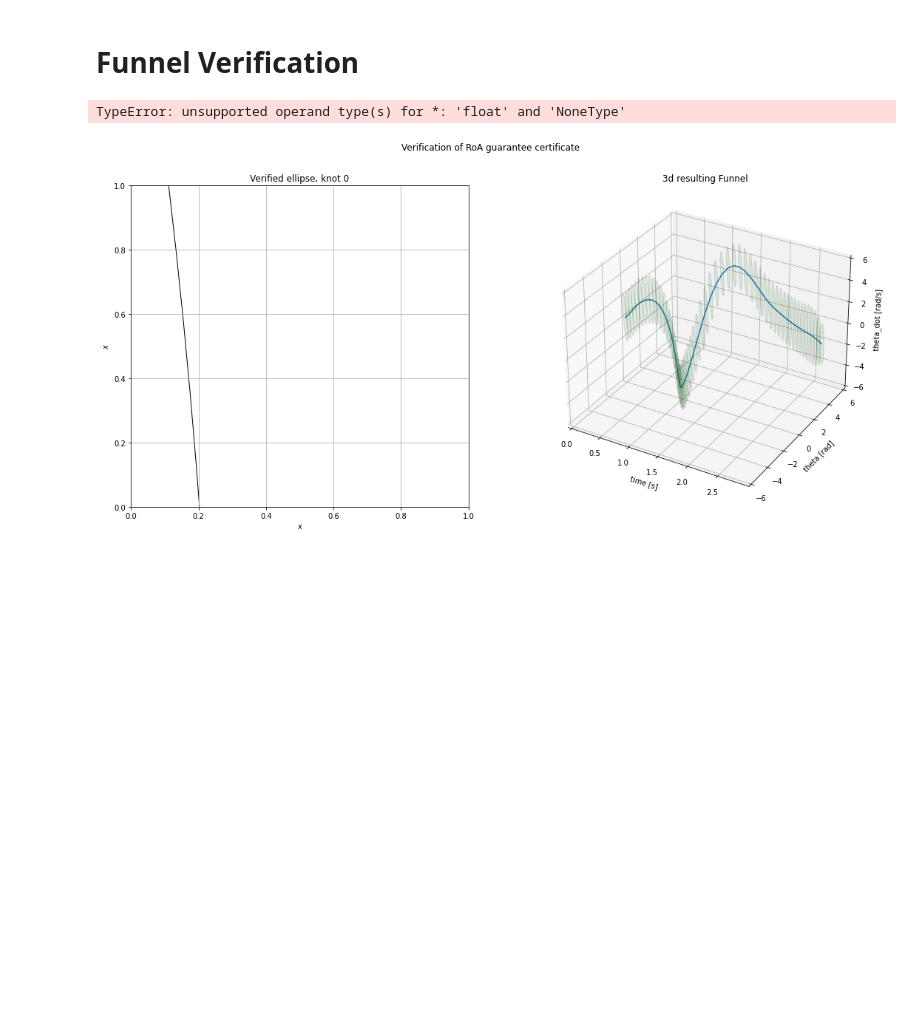
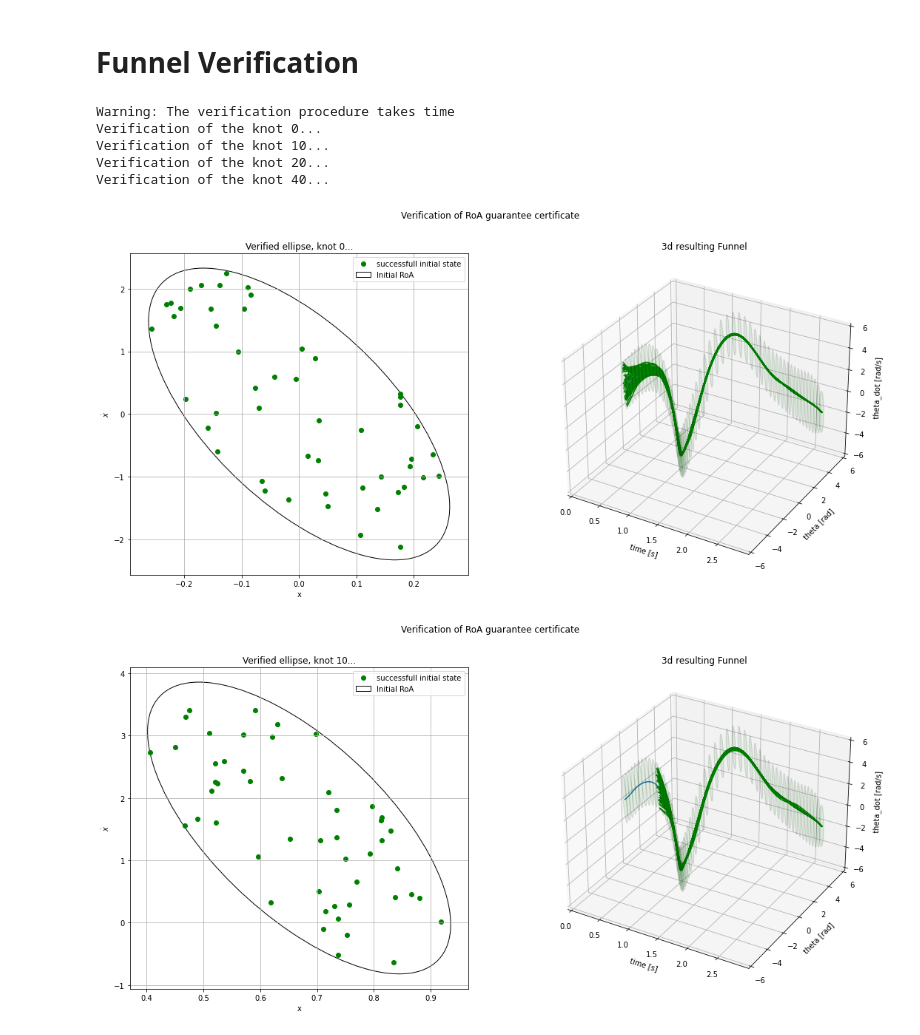
Before and after one commit to FedericoGirlanda/SOS-bilinear-alternation, a Jupyter notebook: main.ipynb, the cells around one changed output. Cells and saved outputs as stored; diff of their text form; code cells hidden in the pictures; blank space fills up the shorter version.

Commit message:
Fixed simulation problem

```diff
--- a/main.ipynb
+++ b/main.ipynb
@@ -159,9 +161,11 @@ RHO IMPROVES!!
 # %% [markdown]
 # Funnel Verification
 # %%
+print("Warning: The verification procedure takes time")
 nSimulations = 50
-tests = [0,10,20,40,50]
+tests = [0,10,20,40]
 for ver_idx in tests:
+    print(f"Verification of the knot {ver_idx}...")
     # figure initialization
     fig = plt.figure(figsize=(18,8))
     fig.suptitle("Verification of RoA guarantee certificate")
@@ -170,14 +174,14 @@ for ver_idx in tests:
     ax.set_xlabel("x")
     ax.set_ylabel(r"$\dot{x}$")
 
-    dt = 0.001 # simulation time interval
+    dt = 0.005 # simulation time interval
 
     # plot of the verified ellipse
     S_t = controller.tvlqr.S
     p = get_ellipse_patch(np.array(x0_traj).T[ver_idx][0],np.array(x0_traj).T[ver_idx][1],rho[ver_idx],S_t.value(time[ver_idx]),linec= "black")
     ax.add_patch(p)
     ax.grid(True)
-    plt.title(f"Verified ellipse, knot {ver_idx}")
+    plt.title(f"Verified ellipse, knot {ver_idx}...")
 
     ax2 = fig.add_subplot(gs[0,1], projection='3d')
     plotFunnel3d(rho, controller.tvlqr.S, x0_traj, time, ax2) # 3d funnel plot
@@ -190,32 +194,39 @@ for ver_idx in tests:
         xBar0=sample_from_ellipsoid(S_t.value(time[ver_idx]),rho[ver_idx]) # sample new initial state inside the estimated RoA
         x_i=xBar0+np.array(x0_traj).T[ver_idx]
 
         sim = Simulator(plant=pendulum) # init the simulation
 
         T, X, U = sim.simulate(time[ver_idx], x_i, time[-1], dt, controller) # simulating this interval
 
         # plotting the checked initial states and resulting trajectories, the color depends on the result
         finalJ = quad_form(S_t.value(time[-1]),X[-1]-np.array(x0_traj).T[-1])
 
         if (finalJ < rho[-1]):
             greenDot = ax.scatter([x_i[0]],[x_i[1]],color="green",marker="o")
             ax2.plot(T, np.array(X).T[0],np.array(X).T[1], color = "green")
             one_green = True
         else:
             redDot = ax.scatter([x_i[0]],[x_i[1]],color="red",marker="o")
             ax2.plot(T, np.array(X).T[0],np.array(X).T[1], color = "red")
             one_red = True
 
     # managing the dynamic legend of the plot
     if (one_green and one_red):
         ax.legend(handles = [greenDot,redDot,p],
                     labels = ["successfull initial state","failing initial state", "Initial RoA"])
     elif ((not one_red) and one_green):
         ax.legend(handles = [greenDot,p],
                     labels = ["successfull initial state","Initial RoA"])
     else:
         ax.legend(handles = [redDot,p],
                     labels = ["failing initial state","Initial RoA"])
+
+plt.show()
 # %% [output]
-TypeError: unsupported operand type(s) for *: 'float' and 'NoneType'
+Warning: The verification procedure takes time
+Verification of the knot 0...
+Verification of the knot 10...
+Verification of the knot 20...
+Verification of the knot 40...
-[figure, old version]
+[figure, new version]
+[figure, added]
```
Also changed, not shown: parts of 2 cells of this notebook, 2 other files.
